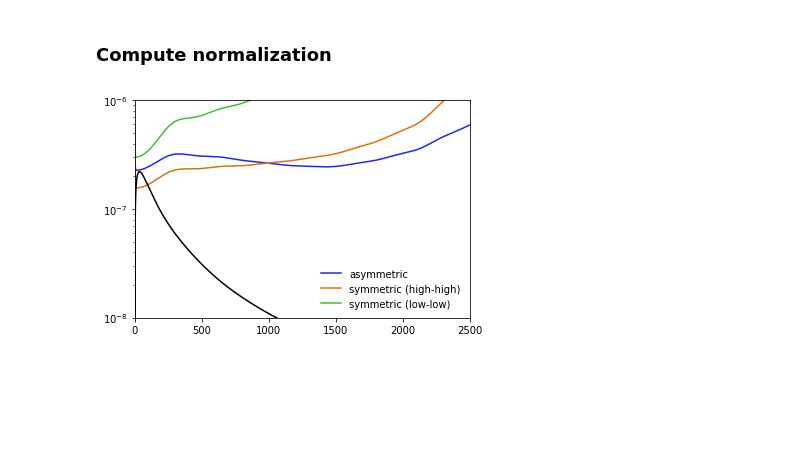
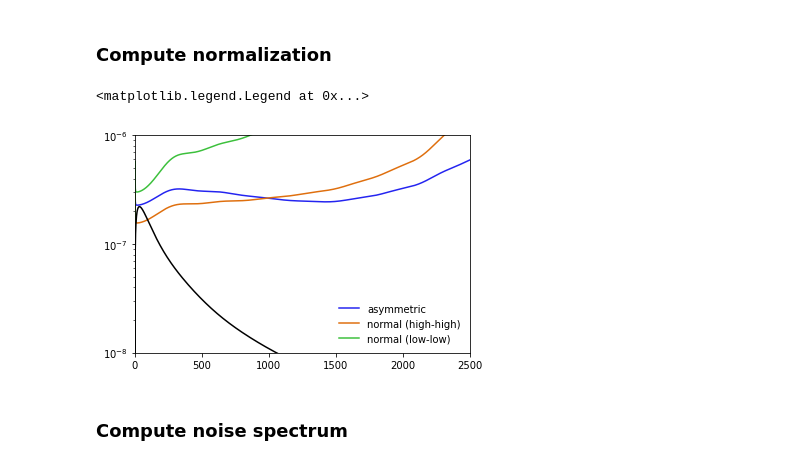
Before and after one commit to simonsobs/tempura, a Jupyter notebook: examples/norm_lens_asym.ipynb, the cells around one changed output. Saved outputs shown, nothing was run; the diff lists cells and outputs as text; code cells hidden in the pictures; blank space fills up the shorter version.

```diff
--- a/examples/norm_lens_asym.ipynb
+++ b/examples/norm_lens_asym.ipynb
@@ -54,14 +54,17 @@ Ag2, Ac2 = cs.norm_lens.qtt(Lmax,rlmin,rlmax,lcl[0],oclG)
 # %%
 # plot spectra (gradient)
 xlim(0,2500)
 ylim(1e-8,1e-6)
 #xscale('log')
 yscale('log')
 plot(L,Lfac*Ag0,label='asymmetric')
-plot(L,Lfac*Ag1,label='symmetric (high-high)')
-plot(L,Lfac*Ag2,label='symmetric (low-low)')
+plot(L,Lfac*Ag1,label='normal (high-high)')
+plot(L,Lfac*Ag2,label='normal (low-low)')
 plot(L,ucl[3]/Tcmb**2*(L+1)**2/(L**2)/4.,color='k')
 legend()
-savefig('test.png')
+#savefig('test.png')
 # %% [output]
+<matplotlib.legend.Legend at 0x...>
-[figure, old version]
+[figure, new version]
+# %% [markdown]
+### Compute noise spectrum
```
Also changed, not shown: parts of 9 cells of this notebook, 5 other files.
